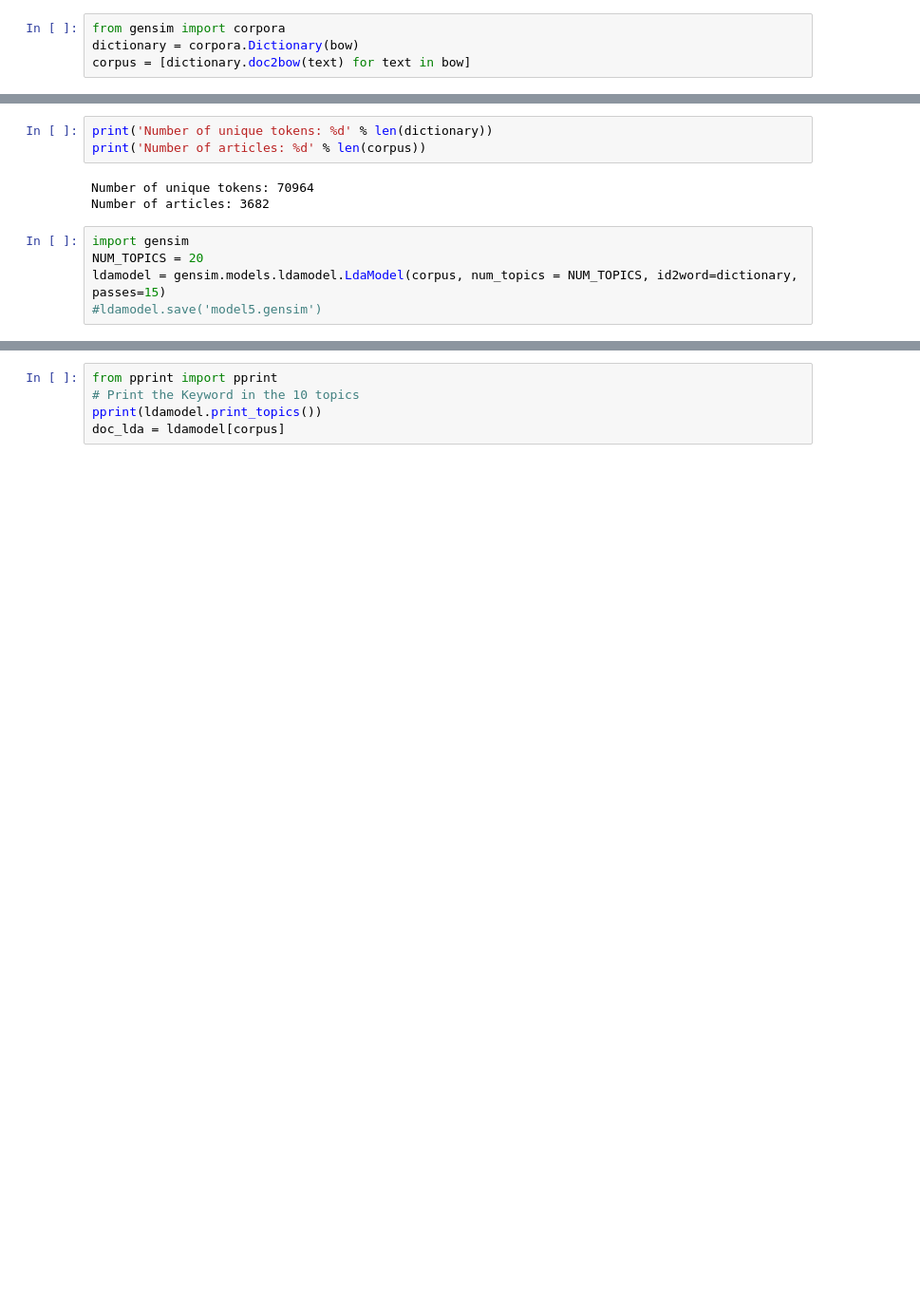
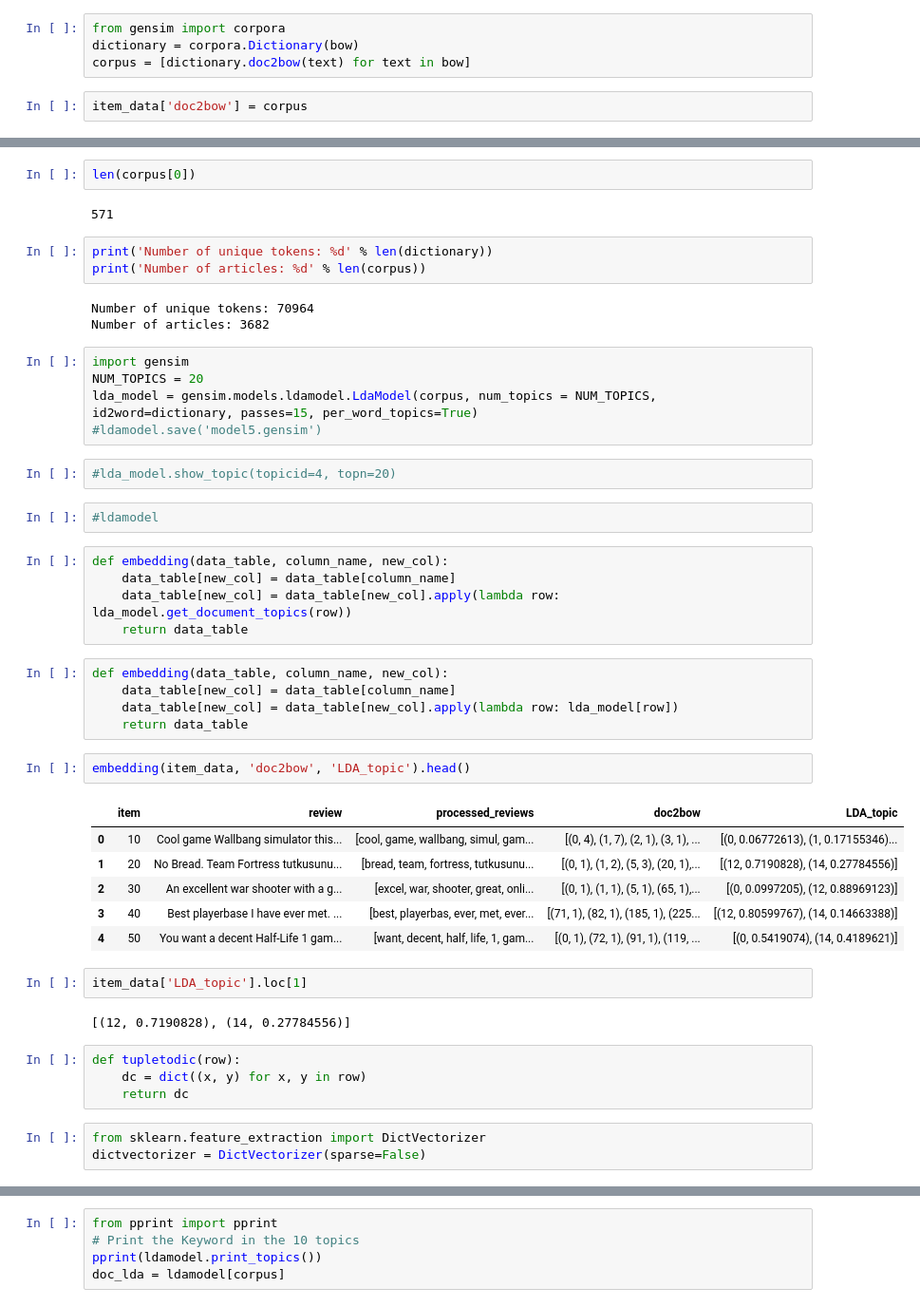
Before and after one commit to amprova/WE_research, a Jupyter notebook: LDA.ipynb, the cells around one changed output, grey strips where cells are left out. Shown at 95% size. Cells and saved outputs as stored; diff of their text form; blank space fills up the shorter version.

```diff
--- a/LDA.ipynb
+++ b/LDA.ipynb
@@ -101,3 +101,5 @@ len(set(bow[0]))
 from gensim import corpora
 dictionary = corpora.Dictionary(bow)
 corpus = [dictionary.doc2bow(text) for text in bow]
+# %%
+item_data['doc2bow'] = corpus
@@ -104,3 +115,7 @@ corpus = [dictionary.doc2bow(text) for text in bow]
+# %%
+len(corpus[0])
+# %% [output]
+571
 # %%
 print('Number of unique tokens: %d' % len(dictionary))
 print('Number of articles: %d' % len(corpus))
@@ -110,5 +125,39 @@ Number of articles: 3682
 # %%
 import gensim
 NUM_TOPICS = 20
-ldamodel = gensim.models.ldamodel.LdaModel(corpus, num_topics = NUM_TOPICS, id2word=dictionary, passes=15)
+lda_model = gensim.models.ldamodel.LdaModel(corpus, num_topics = NUM_TOPICS, id2word=dictionary, passes=15, per_word_topics=True)
 #ldamodel.save('model5.gensim')
+# %%
+#lda_model.show_topic(topicid=4, topn=20)
+# %%
+#ldamodel
+# %%
+def embedding(data_table, column_name, new_col):
+    data_table[new_col] = data_table[column_name]
+    data_table[new_col] = data_table[new_col].apply(lambda row: lda_model.get_document_topics(row))
+    return data_table
+# %%
+def embedding(data_table, column_name, new_col):
+    data_table[new_col] = data_table[column_name]
+    data_table[new_col] = data_table[new_col].apply(lambda row: lda_model[row])
+    return data_table
+# %%
+embedding(item_data, 'doc2bow', 'LDA_topic').head()
+# %% [output]
+|  | item | review | processed_reviews | doc2bow | LDA_topic |
+| 0 | 10 | Cool game Wallbang simulator this... | [cool, game, wallbang, simul, gam... | [(0, 4), (1, 7), (2, 1), (3, 1), ... | [(0, 0.06772613), (1, 0.17155346)... |
+| 1 | 20 | No Bread. Team Fortress tutkusunu... | [bread, team, fortress, tutkusunu... | [(0, 1), (1, 2), (5, 3), (20, 1),... | [(12, 0.7190828), (14, 0.27784556)] |
+| 2 | 30 | An excellent war shooter with a g... | [excel, war, shooter, great, onli... | [(0, 1), (1, 1), (5, 1), (65, 1),... | [(0, 0.0997205), (12, 0.88969123)] |
+| 3 | 40 | Best playerbase I have ever met. ... | [best, playerbas, ever, met, ever... | [(71, 1), (82, 1), (185, 1), (225... | [(12, 0.80599767), (14, 0.14663388)] |
+| 4 | 50 | You want a decent Half-Life 1 gam... | [want, decent, half, life, 1, gam... | [(0, 1), (72, 1), (91, 1), (119, ... | [(0, 0.5419074), (14, 0.4189621)] |
+# %%
+item_data['LDA_topic'].loc[1]
+# %% [output]
+[(12, 0.7190828), (14, 0.27784556)]
+# %%
+def tupletodic(row):
+    dc = dict((x, y) for x, y in row)
+    return dc
+# %%
+from sklearn.feature_extraction import DictVectorizer
+dictvectorizer = DictVectorizer(sparse=False)
```
Also changed, not shown: parts of 8 cells of this notebook.
